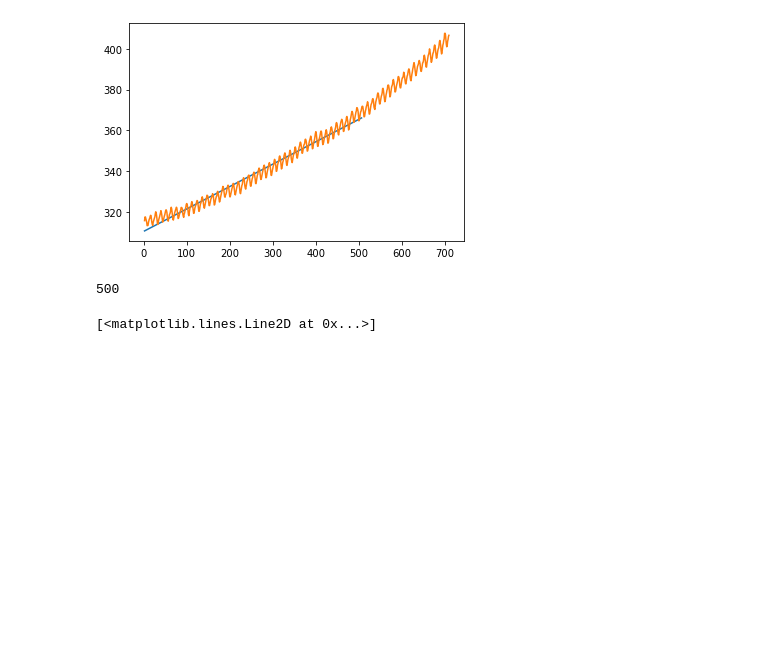
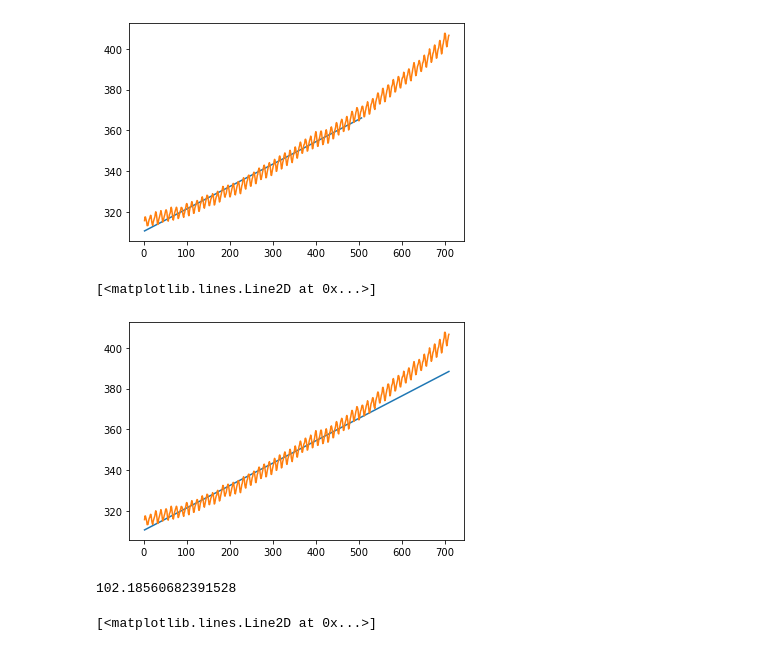
Before and after one commit to MunjungKim/ridge_regression, a Jupyter notebook: Ridge_experiment.ipynb, the cells around one changed output. Drawn from its saved outputs; the diff is of its cells as text; code cells hidden in the pictures; blank space fills up the shorter version.

```diff
--- a/Ridge_experiment.ipynb
+++ b/Ridge_experiment.ipynb
@@ -120,7 +116,7 @@ type(x)
 # %% [output]
 pandas.core.indexes.numeric.Int64Index
 # %%
-Y_,B = ridge(x[:500],y[:500],1)
+B = ridge(x[:500],y[:500],1)
 # %% [output]
 338.5888
 (500, 1)
@@ -154,7 +142,9 @@ plt.plot(x,y)
 # %% [output]
 [<matplotlib.lines.Line2D at 0x...>]
 [figure]
-# %%
-len(x_z)
-# %% [output]
-500
+# %%
+plt.plot(x,B[0,0]*x_z+np.mean(y[:500]))
+plt.plot(x,y)
+# %% [output]
+[<matplotlib.lines.Line2D at 0x...>]
+[figure, added]
@@ -161,3 +156,7 @@ len(x_z)
+# %%
+mse
+# %% [output]
+102.18560682391528
 # %%
 x_z= (x - np.mean(x[:500]))/x_s
 # %%
```
Also changed, not shown: parts of 6 cells of this notebook, 2 other files.
